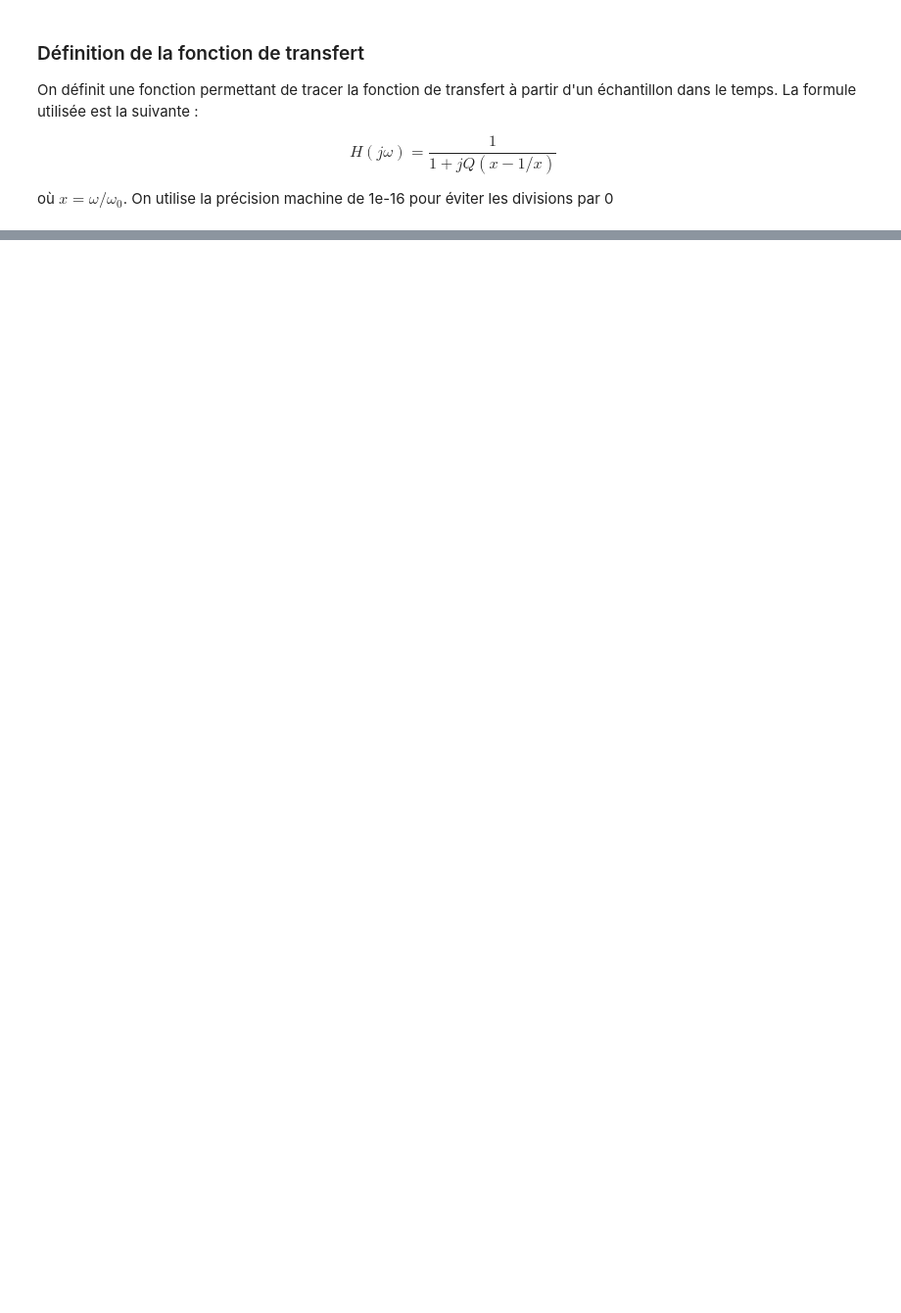
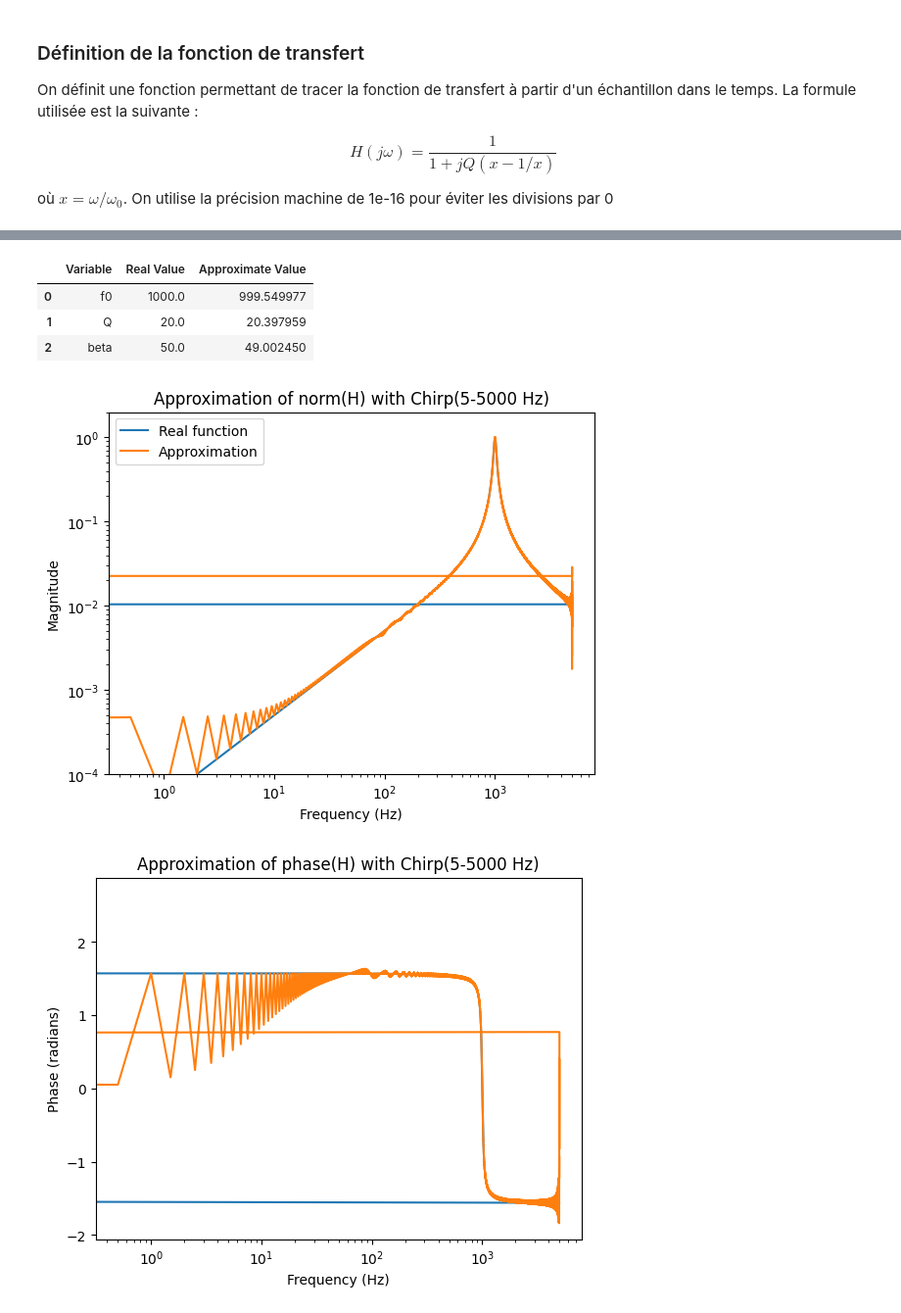
Before and after one commit to francisbpolymtl/TechExEquipe1, a Jupyter notebook: Mandat2/Simulations/simulations.ipynb, the cells around one changed output, grey strips where cells are left out. Shown: that part at 98% size. Cells and saved outputs as stored; diff of their text form; code cells hidden in the pictures; blank space fills up the shorter version.

```diff
--- a/Mandat2/Simulations/simulations.ipynb
+++ b/Mandat2/Simulations/simulations.ipynb
@@ -137,0 +164,70 @@ Text(0, 0.5, 'Phase (radians)')
+# %%
+
+Rxx = np.fft.fft(np.correlate(input_signal, input_signal, mode='full'))
+Rxy = np.fft.fft(np.correlate(output_signal, input_signal, mode='full'))
+
+frequencies2 = np.fft.fftfreq(len(Rxy),1/samplingf )
+
+H_approx = Rxy/Rxx
+
+TF_approx_norm = np.absolute(H_approx)
+TF_approx_angle = np.angle(H_approx)
+
+
+TF_approx_norm = np.absolute(H_approx)
+TF_approx_angle = np.angle(H_approx)
+
+# Calculation of Q and f_0
+max_TF_approx= max(TF_approx_norm)
+maxArg_TF_approx = np.argmax(TF_approx_norm[:int(N/2)]) #f0
+f0_approx = frequencies2[maxArg_TF_approx]
+
+threshold = 1/np.sqrt(2)
+target_norm = threshold * max_TF_approx
+
+# Lower frequency
+lower_bandwidth_index = (np.abs(np.array(TF_approx_norm[:maxArg_TF_approx]) - target_norm)).argmin()
+lower_bandwidth_freq = frequencies2[lower_bandwidth_index]
+
+# Upper frequency
+upper_bandwidth_index = (np.abs(np.array(TF_approx_norm[maxArg_TF_approx:int(N)]) - target_norm)).argmin() + maxArg_TF_approx
+upper_bandwidth_freq = frequencies2[upper_bandwidth_index]
+
+beta_approx = upper_bandwidth_freq - lower_bandwidth_freq
+
+Q_approx = f0_approx/beta_approx
+
+data = {
+    'Variable': [r'f0', r'Q', r'beta'],
+    'Real Value': [f0, Q, beta],
+    'Approximate Value': [f0_approx, Q_approx, beta_approx]
+}
+
+df = pd.DataFrame(data)
+display(df)
+
+plt.figure()
+plt.loglog(frequencies, transNorm, label = 'Real function')
+plt.loglog(frequencies2, TF_approx_norm, label = 'Approximation')
+plt.ylim(0.0001,2)
+plt.title(f'Approximation of norm(H) with {type_signal}')
+plt.xlabel('Frequency (Hz)')
+plt.ylabel('Magnitude')
+plt.legend()
+
+plt.figure()
+plt.semilogx(frequencies, transAngle, label = r'Real function \omega')
+plt.semilogx(frequencies2, TF_approx_angle, label = 'Approximation')
+plt.title(f'Approximation of phase(H) with {type_signal}')
+plt.xlabel('Frequency (Hz)')
+plt.ylabel('Phase (radians)')
+plt.legend
+
+plt.show()
+# %% [output]
+|  | Variable | Real Value | Approximate Value |
+| 0 | f0 | 1000.0 | 999.549977 |
+| 1 | Q | 20.0 | 20.397959 |
+| 2 | beta | 50.0 | 49.002450 |
+[figure, added]
+[figure, added]
```
Also changed, not shown: parts of 7 cells of this notebook.
